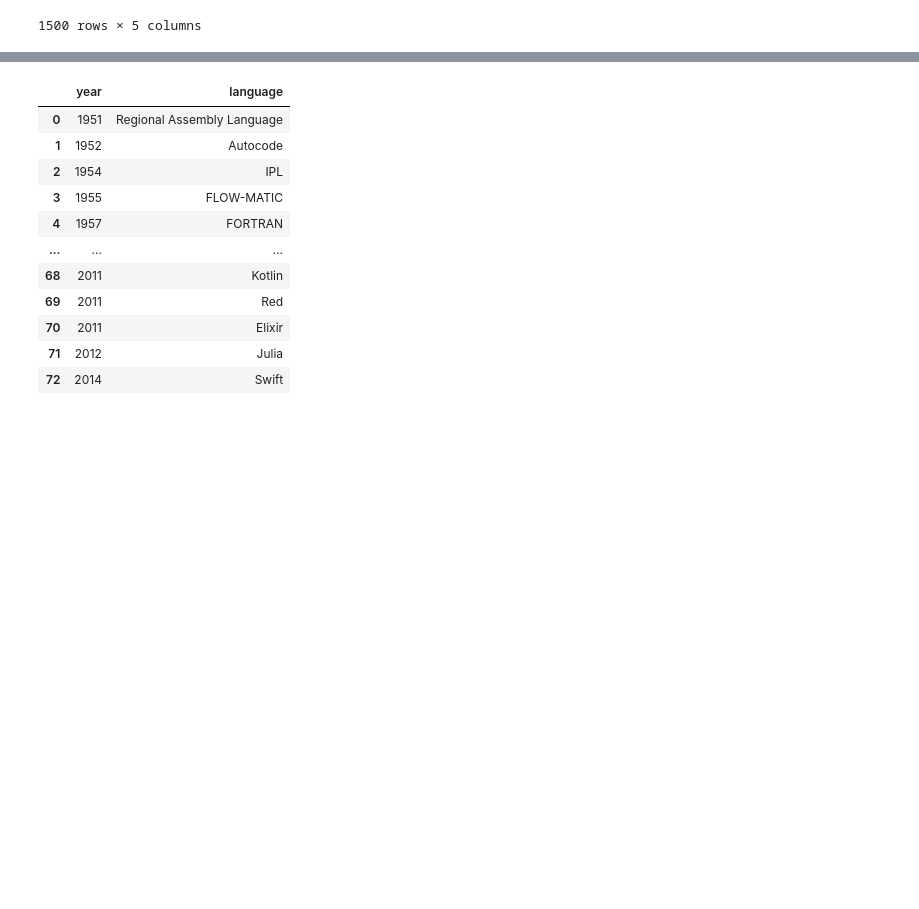
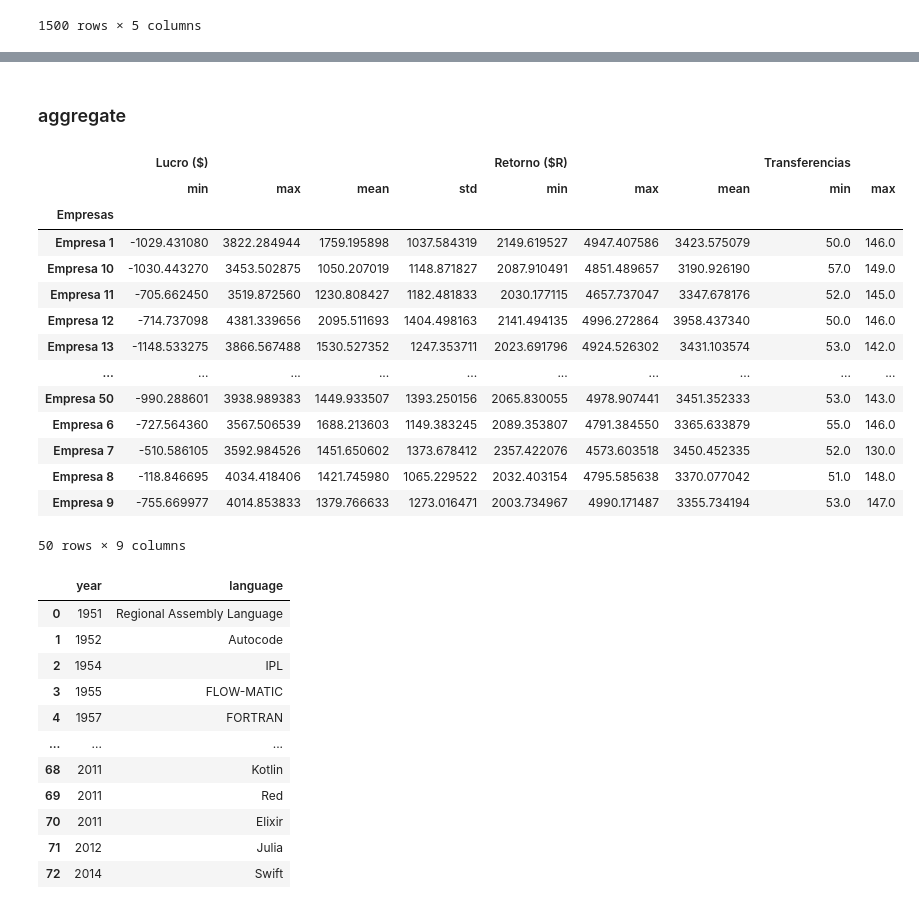
Before and after one commit to FernanMartinez/Curso_Python_Basico, a Jupyter notebook: Aula 12 Pandas/Aula 12. Pandas.ipynb, the cells around one changed output, grey strips where cells are left out. Cells and saved outputs as stored; diff of their text form; code cells hidden in the pictures; blank space fills up the shorter version.

```diff
--- a/Aula 12 Pandas/Aula 12. Pandas.ipynb
+++ b/Aula 12 Pandas/Aula 12. Pandas.ipynb
@@ -776,3 +806,28 @@ dfgroupby.aggregate({"Lucro ($)": [min, max, np.mean, np.std],
+# %% [markdown]
+### aggregate
+# %%
+# podemos aplicar aggreagate para um groupby de dois niveis
+
+pd.set_option('display.max_rows', 10)
+dfgroupby.aggregate({"Lucro ($)": [min, max, np.mean, np.std],
+                     "Retorno ($R)": [min, max, np.mean],
+                     "Transferencias": [min, max]})
+# %% [output]
+|  | Lucro ($) |  |  |  | Retorno ($R) |  |  | Transferencias |  |
+|  | min | max | mean | std | min | max | mean | min | max |
+| Empresas |  |  |  |  |  |  |  |  |  |
+| Empresa 1 | -1029.431080 | 3822.284944 | 1759.195898 | 1037.584319 | 2149.619527 | 4947.407586 | 3423.575079 | 50.0 | 146.0 |
+| Empresa 10 | -1030.443270 | 3453.502875 | 1050.207019 | 1148.871827 | 2087.910491 | 4851.489657 | 3190.926190 | 57.0 | 149.0 |
+| Empresa 11 | -705.662450 | 3519.872560 | 1230.808427 | 1182.481833 | 2030.177115 | 4657.737047 | 3347.678176 | 52.0 | 145.0 |
+| Empresa 12 | -714.737098 | 4381.339656 | 2095.511693 | 1404.498163 | 2141.494135 | 4996.272864 | 3958.437340 | 50.0 | 146.0 |
+| Empresa 13 | -1148.533275 | 3866.567488 | 1530.527352 | 1247.353711 | 2023.691796 | 4924.526302 | 3431.103574 | 53.0 | 142.0 |
+| ... | ... | ... | ... | ... | ... | ... | ... | ... | ... |
+| Empresa 50 | -990.288601 | 3938.989383 | 1449.933507 | 1393.250156 | 2065.830055 | 4978.907441 | 3451.352333 | 53.0 | 143.0 |
+| Empresa 6 | -727.564360 | 3567.506539 | 1688.213603 | 1149.383245 | 2089.353807 | 4791.384550 | 3365.633879 | 55.0 | 146.0 |
+| Empresa 7 | -510.586105 | 3592.984526 | 1451.650602 | 1373.678412 | 2357.422076 | 4573.603518 | 3450.452335 | 52.0 | 130.0 |
+| Empresa 8 | -118.846695 | 4034.418406 | 1421.745980 | 1065.229522 | 2032.403154 | 4795.585638 | 3370.077042 | 51.0 | 148.0 |
+| Empresa 9 | -755.669977 | 4014.853833 | 1379.766633 | 1273.016471 | 2003.734967 | 4990.171487 | 3355.734194 | 53.0 | 147.0 |
+50 rows × 9 columns
 # %%
 # Exemplo com dados de lingaugems de programação
 df_ling = pd.read_csv("./Dados/programming_languages.csv")
```
Also changed, not shown: parts of 104 cells of this notebook.
